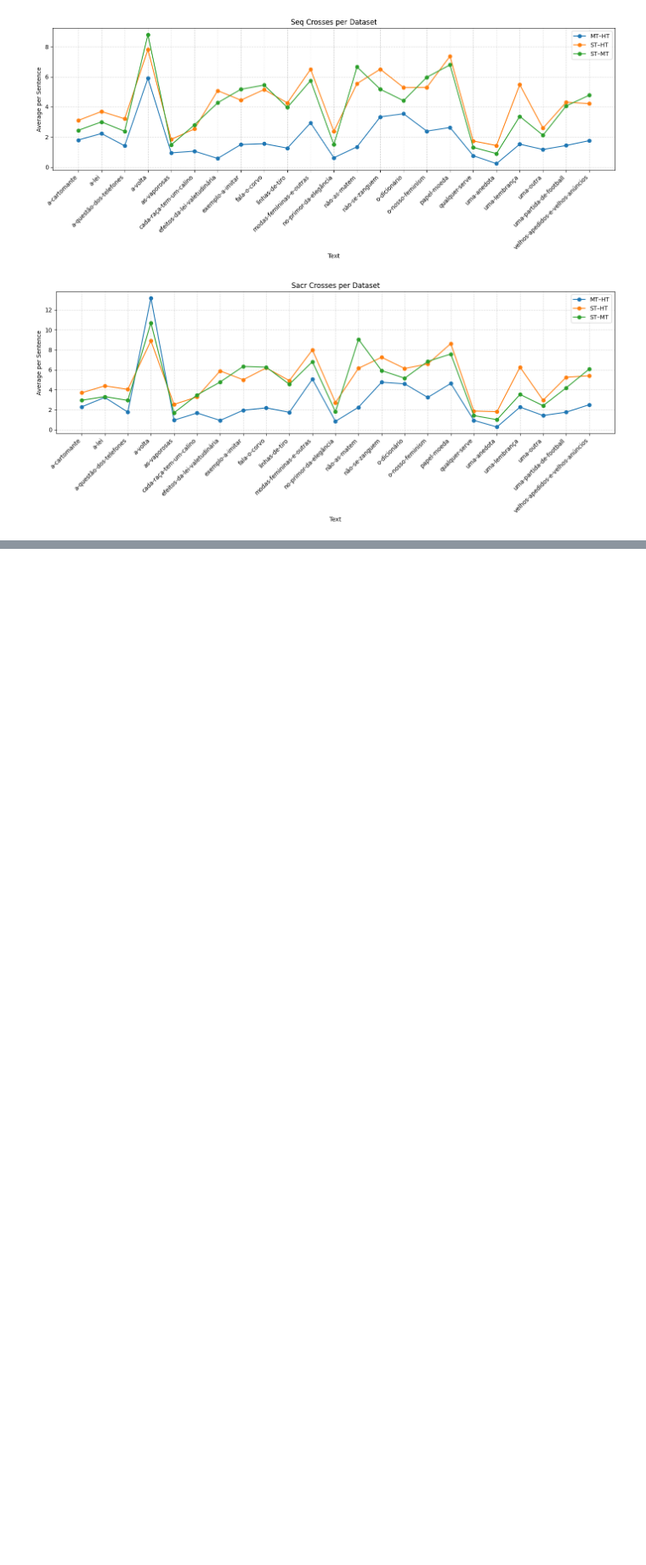
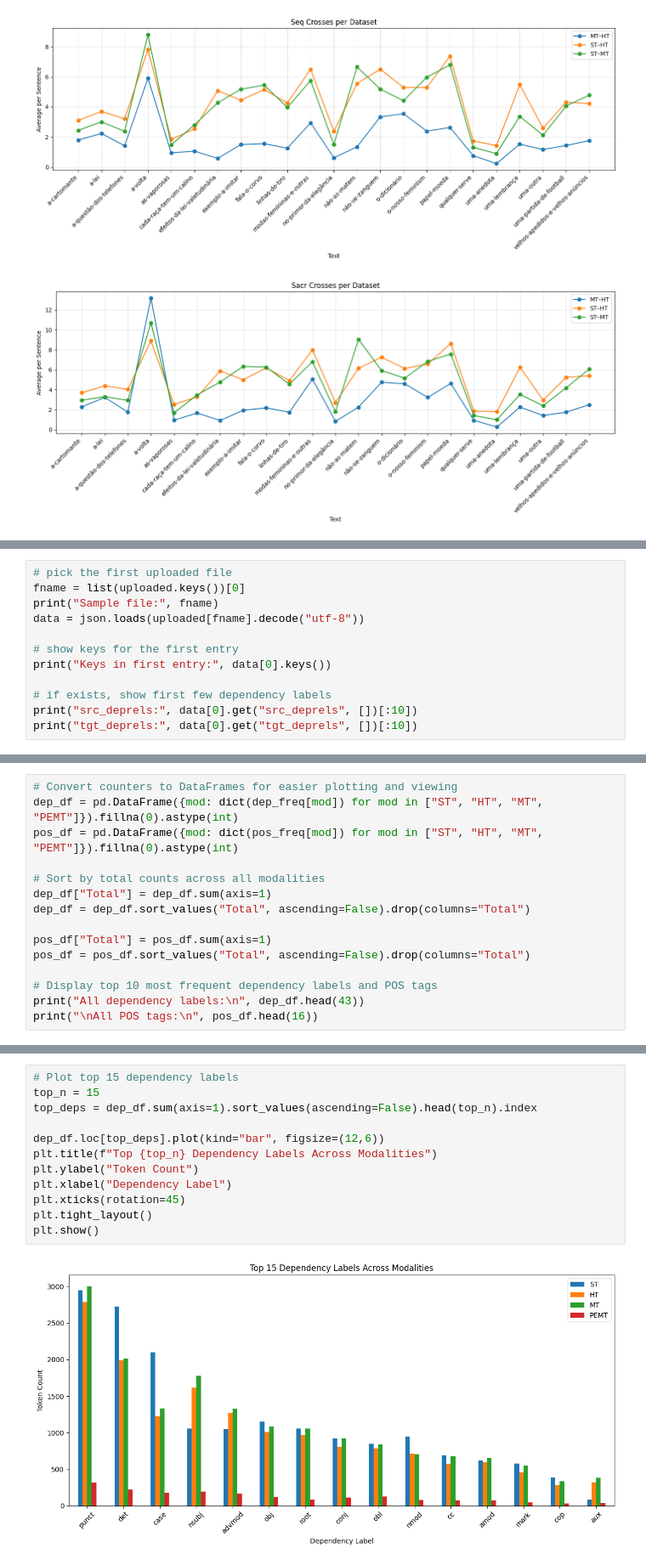
Before and after one commit to schultzer20/syntactic-diversity-thesis, a Jupyter notebook: Schultze_syntactic_processing.ipynb, the cells around one changed output, grey strips where cells are left out. Shown at 85% size. Cells and saved outputs as stored; diff of their text form; blank space fills up the shorter version.

```diff
--- a/Schultze_syntactic_processing.ipynb
+++ b/Schultze_syntactic_processing.ipynb
@@ -1099,0 +1399,12 @@ plot_metric_comparison_across_datasets(simple_mt_ht, simple_st_ht, simple_st_mt)
+# %%
+# pick the first uploaded file
+fname = list(uploaded.keys())[0]
+print("Sample file:", fname)
+data = json.loads(uploaded[fname].decode("utf-8"))
+
+# show keys for the first entry
+print("Keys in first entry:", data[0].keys())
+
+# if exists, show first few dependency labels
+print("src_deprels:", data[0].get("src_deprels", [])[:10])
+print("tgt_deprels:", data[0].get("tgt_deprels", [])[:10])
@@ -1099,0 +1462,15 @@ plot_metric_comparison_across_datasets(simple_mt_ht, simple_st_ht, simple_st_mt)
+# %%
+# Convert counters to DataFrames for easier plotting and viewing
+dep_df = pd.DataFrame({mod: dict(dep_freq[mod]) for mod in ["ST", "HT", "MT", "PEMT"]}).fillna(0).astype(int)
+pos_df = pd.DataFrame({mod: dict(pos_freq[mod]) for mod in ["ST", "HT", "MT", "PEMT"]}).fillna(0).astype(int)
+
+# Sort by total counts across all modalities
+dep_df["Total"] = dep_df.sum(axis=1)
+dep_df = dep_df.sort_values("Total", ascending=False).drop(columns="Total")
+
+pos_df["Total"] = pos_df.sum(axis=1)
+pos_df = pos_df.sort_values("Total", ascending=False).drop(columns="Total")
+
+# Display top 10 most frequent dependency labels and POS tags
+print("All dependency labels:\n", dep_df.head(43))
+print("\nAll POS tags:\n", pos_df.head(16))
@@ -1099,0 +1497,14 @@ plot_metric_comparison_across_datasets(simple_mt_ht, simple_st_ht, simple_st_mt)
+# %%
+# Plot top 15 dependency labels
+top_n = 15
+top_deps = dep_df.sum(axis=1).sort_values(ascending=False).head(top_n).index
+
+dep_df.loc[top_deps].plot(kind="bar", figsize=(12,6))
+plt.title(f"Top {top_n} Dependency Labels Across Modalities")
+plt.ylabel("Token Count")
+plt.xlabel("Dependency Label")
+plt.xticks(rotation=45)
+plt.tight_layout()
+plt.show()
+# %% [output]
+[figure, added]
```
Also changed, not shown: parts of 44 cells of this notebook, 2 other files.
